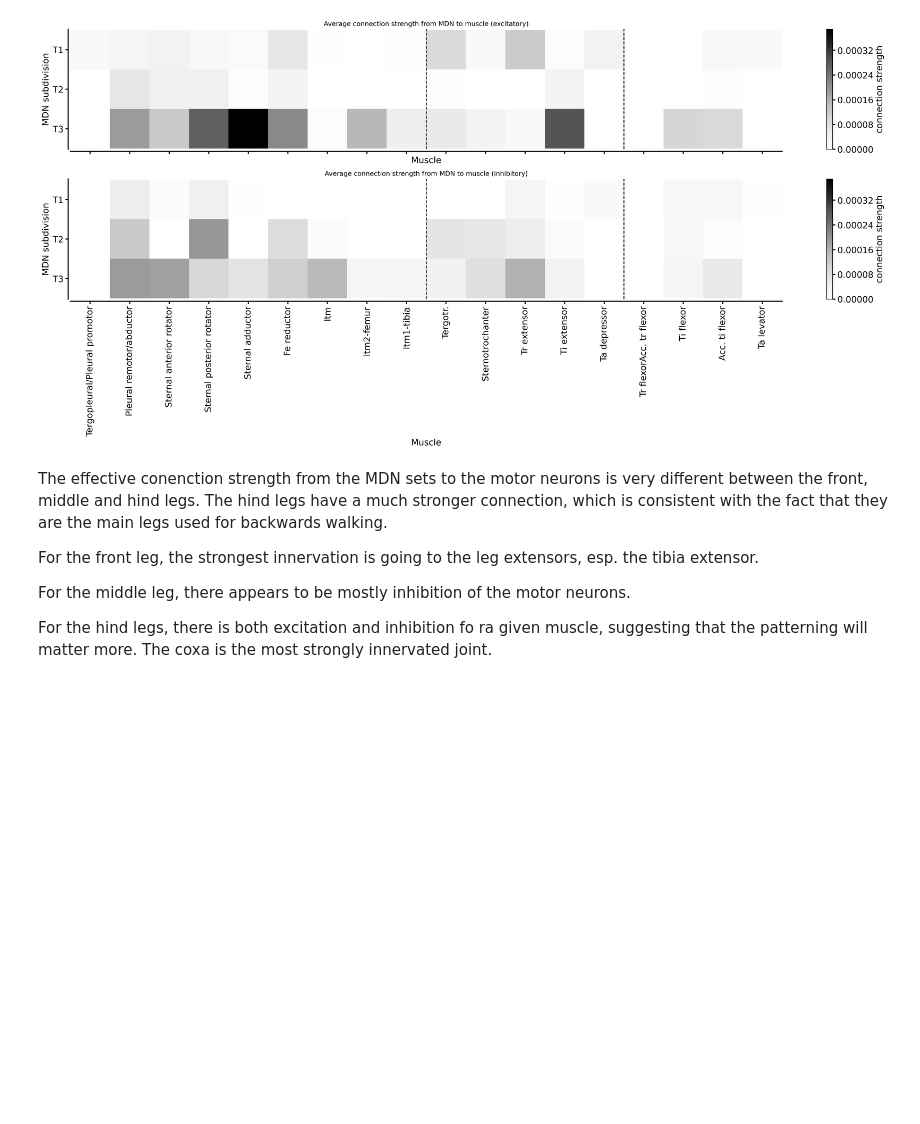
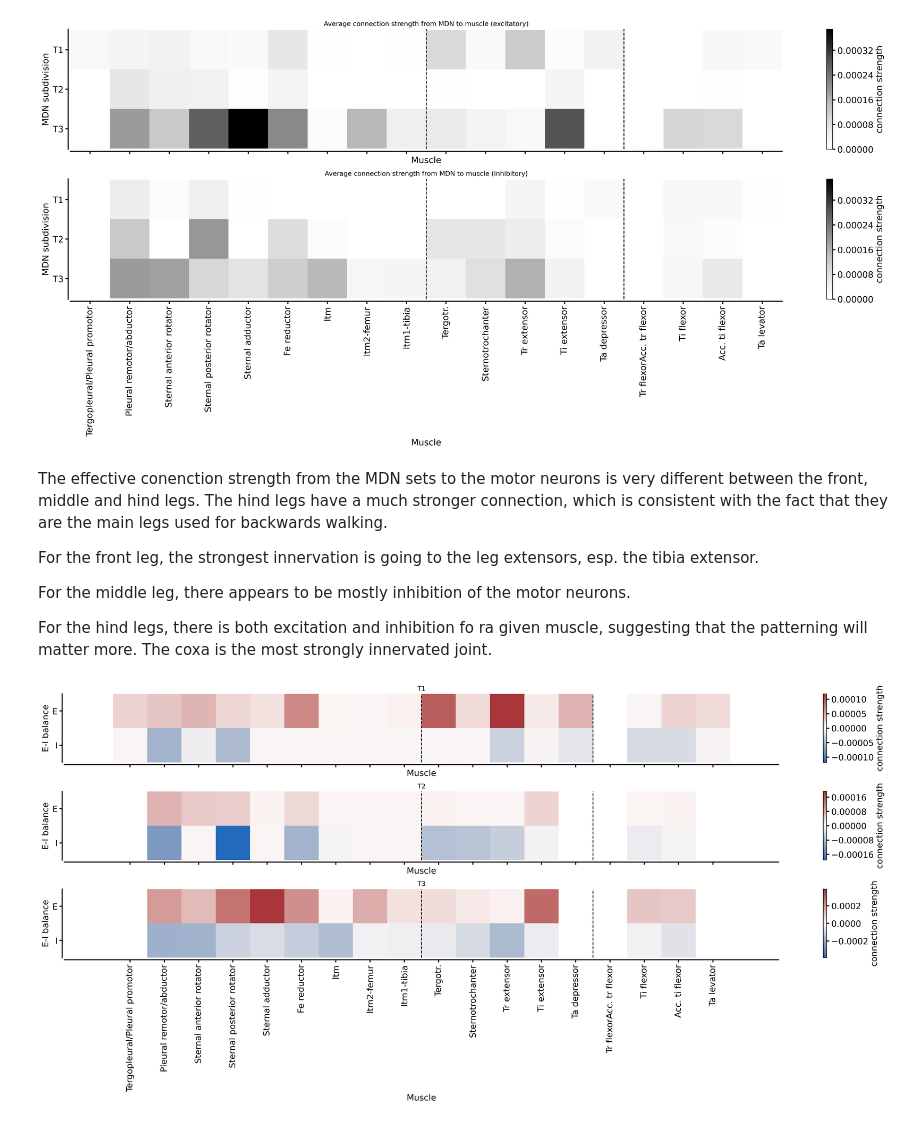
Before and after one commit to NeLy-EPFL/vnc_networks, a Jupyter notebook: scripts/generate_plots/independence_of_leg_control.ipynb, the cells around one changed output. Saved outputs shown, nothing was run; the diff lists cells and outputs as text; code cells hidden in the pictures; blank space fills up the shorter version.

Commit message:
adding leg-level plots

```diff
--- a/scripts/generate_plots_mdn_paper/independence_of_leg_control.ipynb
+++ b/scripts/generate_plots/independence_of_leg_control.ipynb
@@ -32,5 +29,5 @@ The autoreload extension is already loaded. To reload it, use:
 # %%
-savefigs = False # True if you want to save the figures
+savefigs = True # True if you want to save the figures
 # %% [markdown]
 # Part 1A: Independence of leg circuits
 # %% [markdown]
@@ -415,3 +413,72 @@ For the front leg, the strongest innervation is going to the leg extensors, esp.
 For the middle leg, there appears to be mostly inhibition of the motor neurons.
 
 For the hind legs, there is both excitation and inhibition fo ra given muscle, suggesting that the patterning will matter more. The coxa is the most strongly innervated joint.
+# %%
+# Highlight the differences in excitation and inhibition for a given neuropil
+fig, axs = plt.subplots(
+    3, 1, figsize=(3 * params.FIG_WIDTH, params.FIG_HEIGHT), dpi=params.DPI
+)
+vertical_marks = [len(Unclear) - 0.5, len(Extensors) + len(Unclear) - 0.5]
+
+T1 = [positive_weights[0], negative_weights[0]]
+T2 = [positive_weights[1], negative_weights[1]]
+T3 = [positive_weights[2], negative_weights[2]]
+
+axs[0] = matrix_design.imshow(
+    T1,
+    ylabel="E-I balance",
+    row_labels=["E", "I"],
+    xlabel="Muscle",
+    col_labels=Muscles,
+    title="T1",
+    cmap=params.diverging_heatmap,
+    ax=axs[0],
+)
+# remove x ticks
+plt.setp(axs[0].get_xticklabels(), visible=False)
+
+axs[1] = matrix_design.imshow(
+    T2,
+    ylabel="E-I balance",
+    row_labels=["E", "I"],
+    xlabel="Muscle",
+    col_labels=Muscles,
+    title="T2",
+    cmap=params.diverging_heatmap,
+    ax=axs[1],
+)
+# remove x ticks
+plt.setp(axs[1].get_xticklabels(), visible=False)
+
+axs[2] = matrix_design.imshow(
+    T3,
+    ylabel="E-I balance",
+    row_labels=["E", "I"],
+    xlabel="Muscle",
+    col_labels=Muscles,
+    title="T3",
+    cmap=params.diverging_heatmap,
+    ax=axs[2],
+)
+
+# set axis equal
+for ax in axs:
+    ax.axis("equal")
+
+for mark in vertical_marks:
+    axs[0].axvline(mark, color="k", linestyle="--")
+    axs[1].axvline(mark, color="k", linestyle="--")
+    axs[2].axvline(mark, color="k", linestyle="--")
+
+plt.tight_layout()
+plt.xticks(rotation=90)
+
+if savefigs:
+    plt.savefig(
+        os.path.join(MDN_FIGS, "MDN_to_muscle_connection_strength_per_leg.pdf"),
+        bbox_inches="tight", # don't crop the legend
+        )
+
+plt.show()
+# %% [output]
+[figure, added]
```
Also changed, not shown: parts of 2 cells of this notebook, 9 other files.
